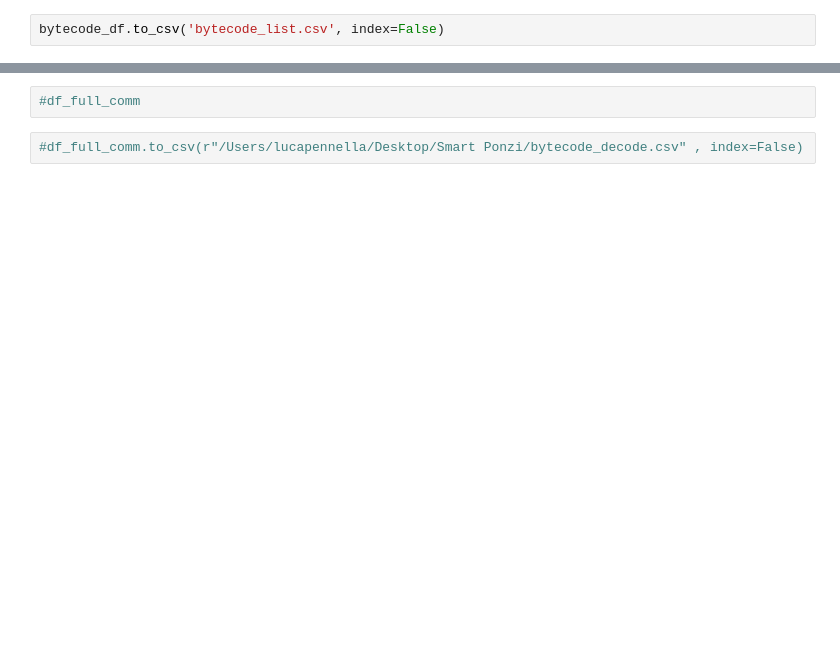
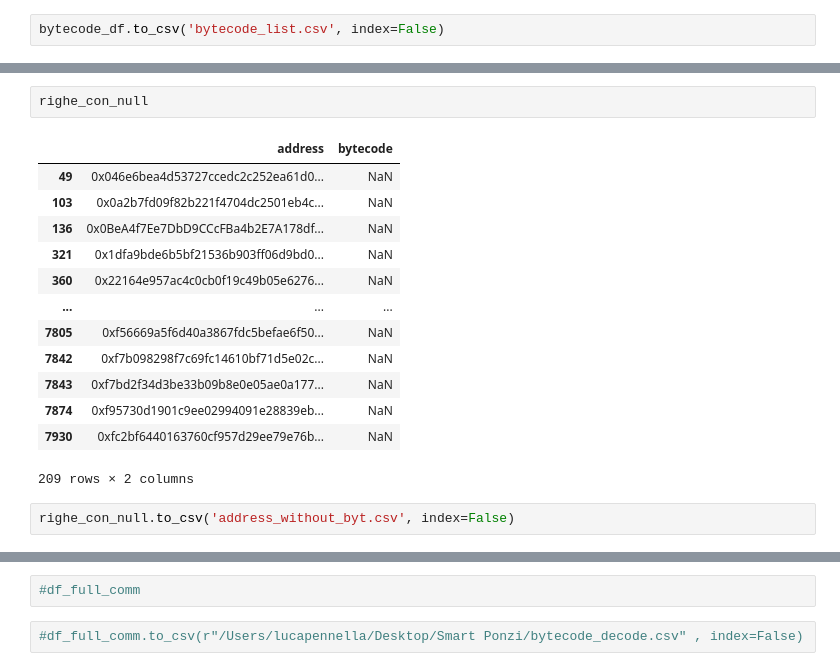
Before and after one commit to LucaPennella/Explainable_Ponzi_Schemes_Detection, a Jupyter notebook: Bytecode_list_Script.ipynb, the cells around one changed output, grey strips where cells are left out. Drawn from its saved outputs; the diff is of its cells as text; blank space fills up the shorter version.

```diff
--- a/Bytecode_list_Script.ipynb
+++ b/Bytecode_list_Script.ipynb
@@ -70,2 +88,20 @@ bytecode_df.to_csv('bytecode_list.csv', index=False)
+# %%
+righe_con_null
+# %% [output]
+|  | address | bytecode |
+| 49 | 0x046e6bea4d53727ccedc2c252ea61d0... | NaN |
+| 103 | 0x0a2b7fd09f82b221f4704dc2501eb4c... | NaN |
+| 136 | 0x0BeA4f7Ee7DbD9CCcFBa4b2E7A178df... | NaN |
+| 321 | 0x1dfa9bde6b5bf21536b903ff06d9bd0... | NaN |
+| 360 | 0x22164e957ac4c0cb0f19c49b05e6276... | NaN |
+| ... | ... | ... |
+| 7805 | 0xf56669a5f6d40a3867fdc5befae6f50... | NaN |
+| 7842 | 0xf7b098298f7c69fc14610bf71d5e02c... | NaN |
+| 7843 | 0xf7bd2f34d3be33b09b8e0e05ae0a177... | NaN |
+| 7874 | 0xf95730d1901c9ee02994091e28839eb... | NaN |
+| 7930 | 0xfc2bf6440163760cf957d29ee79e76b... | NaN |
+209 rows × 2 columns
+# %%
+righe_con_null.to_csv('address_without_byt.csv', index=False)
 # %%
 # creo una lista di bytecode
```
Also changed, not shown: parts of 11 cells of this notebook.
